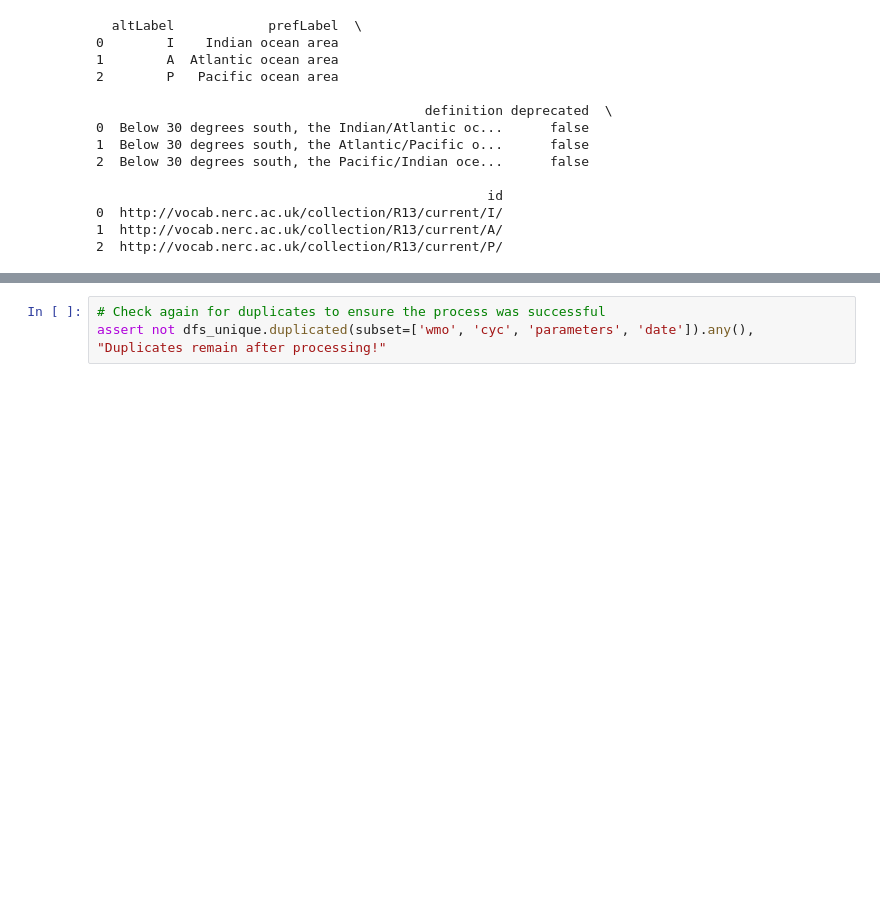
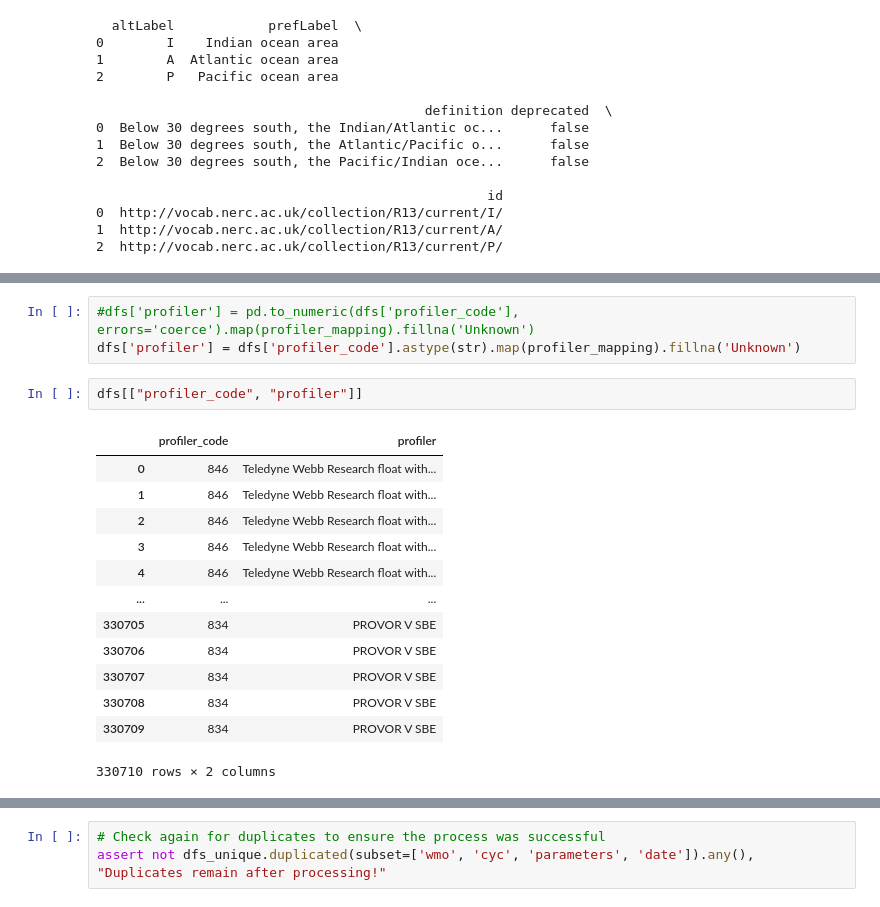
Before and after one commit to cywhale/argo, a Jupyter notebook: dev/argo_writedb01.ipynb, the cells around one changed output, grey strips where cells are left out. Cells and saved outputs as stored; diff of their text form; blank space fills up the shorter version.

```diff
--- a/dev/argo_writedb01.ipynb
+++ b/dev/argo_writedb01.ipynb
@@ -96,0 +239,19 @@ Searched: False
+# %%
+#dfs['profiler'] = pd.to_numeric(dfs['profiler_code'], errors='coerce').map(profiler_mapping).fillna('Unknown')
+dfs['profiler'] = dfs['profiler_code'].astype(str).map(profiler_mapping).fillna('Unknown')
+# %%
+dfs[["profiler_code", "profiler"]]
+# %% [output]
+|  | profiler_code | profiler |
+| 0 | 846 | Teledyne Webb Research float with... |
+| 1 | 846 | Teledyne Webb Research float with... |
+| 2 | 846 | Teledyne Webb Research float with... |
+| 3 | 846 | Teledyne Webb Research float with... |
+| 4 | 846 | Teledyne Webb Research float with... |
+| ... | ... | ... |
+| 330705 | 834 | PROVOR V SBE |
+| 330706 | 834 | PROVOR V SBE |
+| 330707 | 834 | PROVOR V SBE |
+| 330708 | 834 | PROVOR V SBE |
+| 330709 | 834 | PROVOR V SBE |
+330710 rows × 2 columns
```
Also changed, not shown: parts of 18 cells of this notebook, 2 other files.
